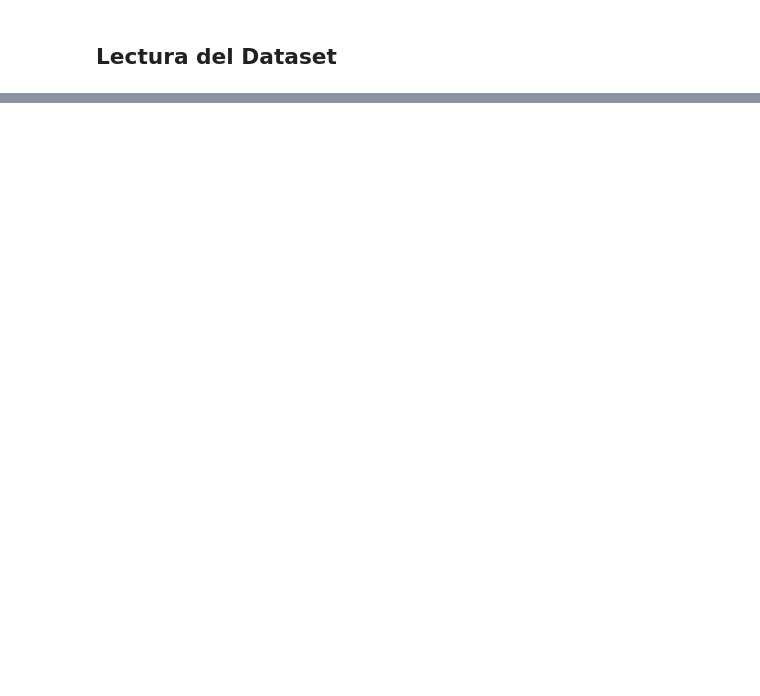
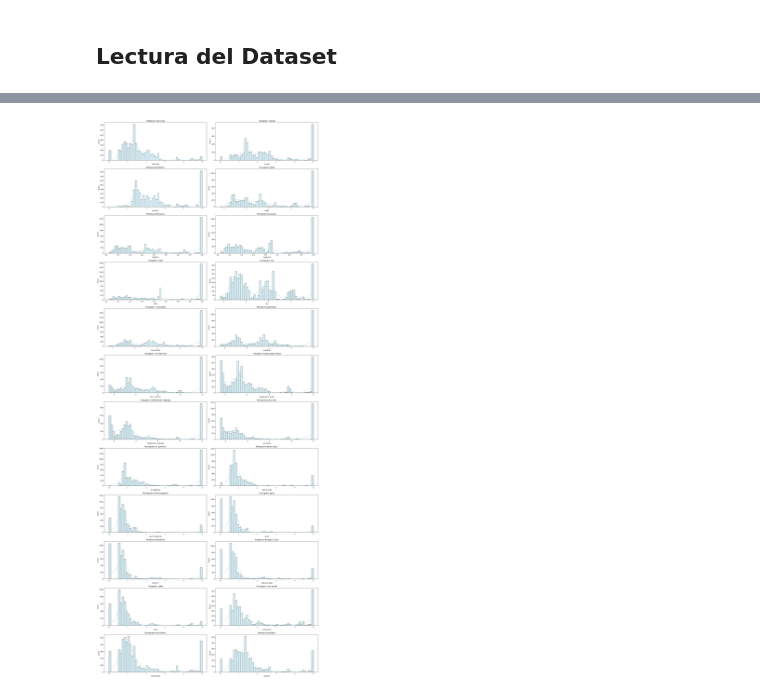
Before and after one commit to Leostark95/Analitica_2_Proyecto_2, a Jupyter notebook: Notebook.ipynb, the cells around one changed output, grey strips where cells are left out. Drawn from its saved outputs; the diff is of its cells as text; code cells hidden in the pictures; blank space fills up the shorter version.

```diff
--- a/Notebook.ipynb
+++ b/Notebook.ipynb
@@ -56,0 +102,4 @@ df.head()
+# %%
+df.drop('User', axis=1, inplace=True)
+# %%
+df['local services'] = pd.to_numeric(df['local services'], errors='coerce')
@@ -56,0 +134,4 @@ df.head()
+# %%
+df.drop('Unnamed: 25', axis=1, inplace=True)
+# %%
+df[['local services', 'burger/pizza shops', 'gardens']] = df[['local services', 'burger/pizza shops', 'gardens']].interpolate(method='linear')
@@ -56,0 +192,17 @@ df.head()
+# %%
+num_filas = 12
+num_columnas = 2
+
+fig, axs = plt.subplots(num_filas, num_columnas, figsize=(20, 50))
+
+for i, variable in enumerate(df):
+    fila = i // num_columnas
+    columna = i % num_columnas
+    sns.histplot(df[variable], bins=50, kde=True, color='lightblue', ax=axs[fila, columna])
+    axs[fila, columna].set_title(f'Histogram {variable}')
+    #axs[fila, columna].grid(True)
+
+plt.tight_layout()
+plt.show()
+# %% [output]
+[figure, added]
```
Also changed, not shown: parts of 23 cells of this notebook, 1 other file.
